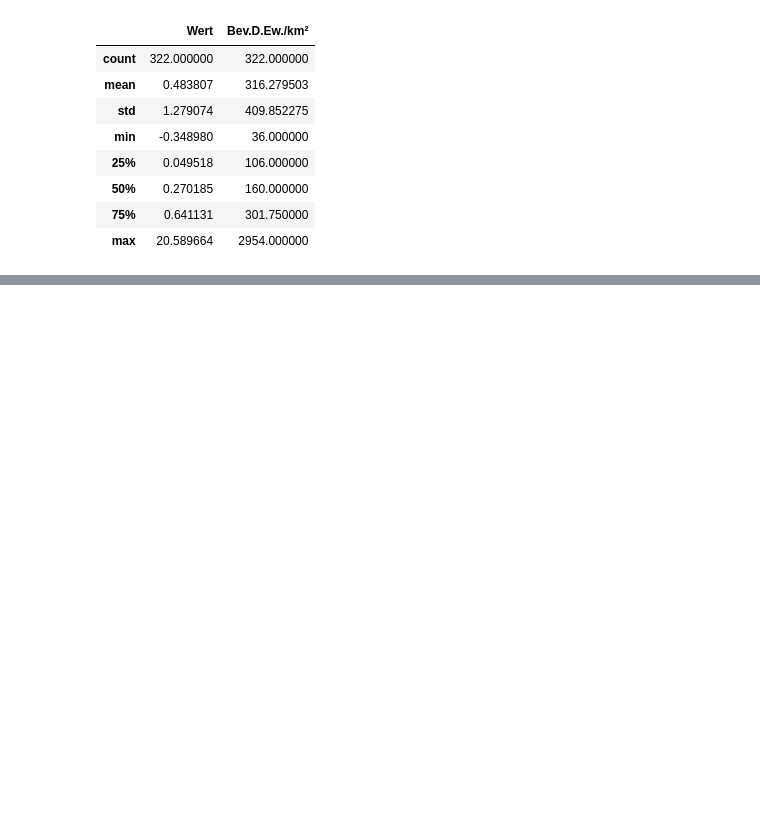
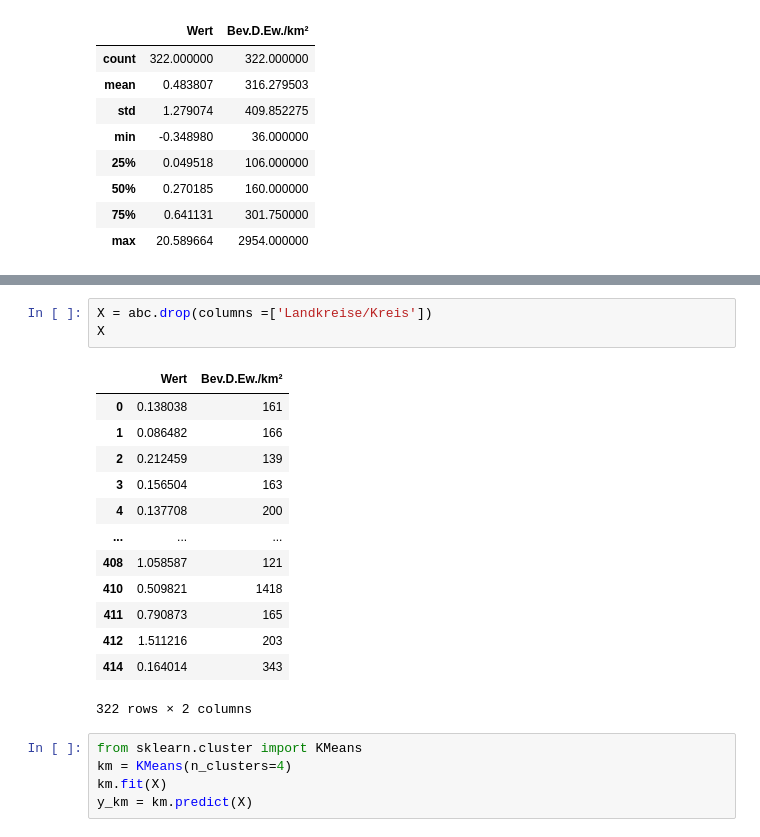
Before and after one commit to Jubo30/Data-Science-Project, a Jupyter notebook: Täglicher Zuwachs Deutschland.ipynb, the cells around one changed output, grey strips where cells are left out. Drawn from its saved outputs; the diff is of its cells as text; blank space fills up the shorter version.

```diff
--- a/Täglicher Zuwachs Deutschland.ipynb
+++ b/Täglicher Zuwachs Deutschland.ipynb
@@ -1099,3 +1042,25 @@ HSK.describe()
 | 50% | 478.500000 | 183.702850 | 0.000000 | 0.000000 | 6.000000 | 553.000000 | 0.000000 | 0.000000 |
 | 75% | 561.500000 | 215.567725 | 13.750000 | 5.278825 | 15.000000 | 685.500000 | 0.000000 | 13.750000 |
 | max | 609.000000 | 233.803600 | 18.000000 | 6.910500 | 109.000000 | 733.000000 | 13.000000 | 18.000000 |
+# %%
+X = abc.drop(columns =['Landkreise/Kreis'])
+X
+# %% [output]
+|  | Wert | Bev.D.Ew./km² |
+| 0 | 0.138038 | 161 |
+| 1 | 0.086482 | 166 |
+| 2 | 0.212459 | 139 |
+| 3 | 0.156504 | 163 |
+| 4 | 0.137708 | 200 |
+| ... | ... | ... |
+| 408 | 1.058587 | 121 |
+| 410 | 0.509821 | 1418 |
+| 411 | 0.790873 | 165 |
+| 412 | 1.511216 | 203 |
+| 414 | 0.164014 | 343 |
+322 rows × 2 columns
+# %%
+from sklearn.cluster import KMeans
+km = KMeans(n_clusters=4)
+km.fit(X)
+y_km = km.predict(X)
```
Also changed, not shown: parts of 18 cells of this notebook.
